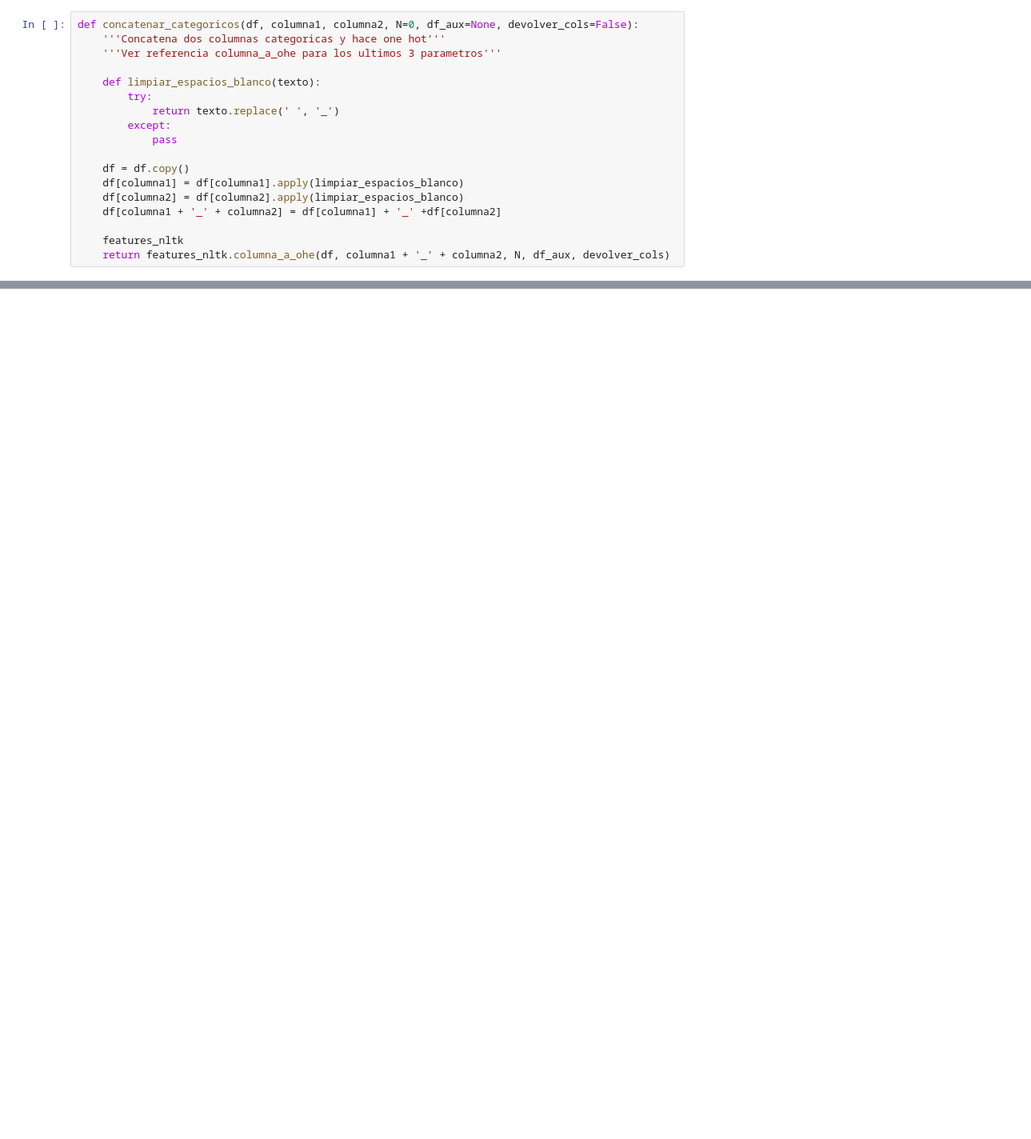
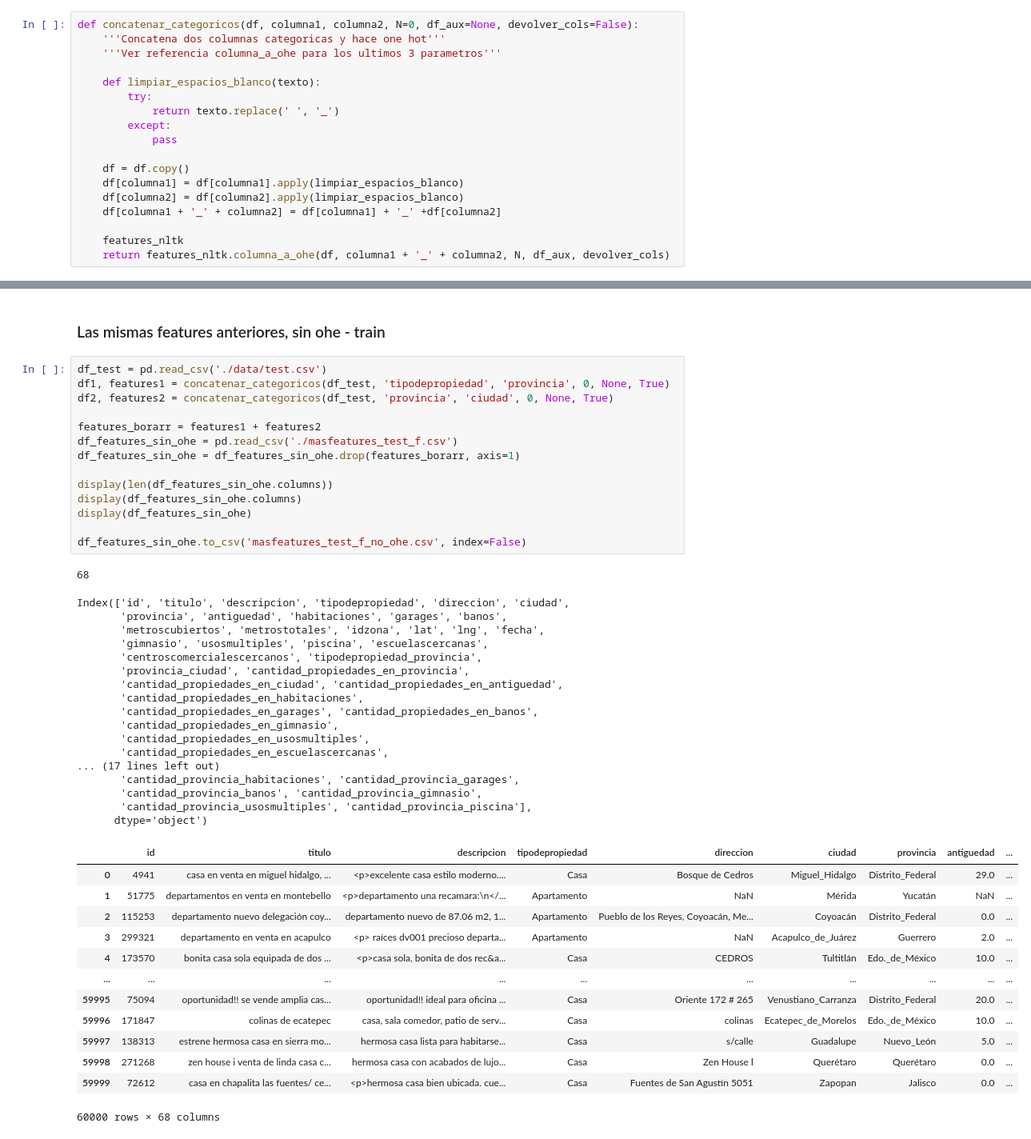
Before and after one commit to JDSanto/datos-tp2, a Jupyter notebook: features_complementarias.ipynb, the cells around one changed output, grey strips where cells are left out. Shown at 80% size. Saved outputs shown, nothing was run; the diff lists cells and outputs as text; blank space fills up the shorter version.

```diff
--- a/features_complementarias.ipynb
+++ b/features_complementarias.ipynb
@@ -263,0 +294,48 @@ df_train.to_csv('masfeatures_test_f.csv', index=False)
+# %% [markdown]
+### Las mismas features anteriores, sin ohe - train
+# %%
+df_test = pd.read_csv('./data/test.csv')
+df1, features1 = concatenar_categoricos(df_test, 'tipodepropiedad', 'provincia', 0, None, True)
+df2, features2 = concatenar_categoricos(df_test, 'provincia', 'ciudad', 0, None, True)
+
+features_borarr = features1 + features2
+df_features_sin_ohe = pd.read_csv('./masfeatures_test_f.csv')
+df_features_sin_ohe = df_features_sin_ohe.drop(features_borarr, axis=1)
+
+display(len(df_features_sin_ohe.columns))
+display(df_features_sin_ohe.columns)
+display(df_features_sin_ohe)
+
+df_features_sin_ohe.to_csv('masfeatures_test_f_no_ohe.csv', index=False)
+# %% [output]
+68
+Index(['id', 'titulo', 'descripcion', 'tipodepropiedad', 'direccion', 'ciudad',
+       'provincia', 'antiguedad', 'habitaciones', 'garages', 'banos',
+       'metroscubiertos', 'metrostotales', 'idzona', 'lat', 'lng', 'fecha',
+       'gimnasio', 'usosmultiples', 'piscina', 'escuelascercanas',
+       'centroscomercialescercanos', 'tipodepropiedad_provincia',
+       'provincia_ciudad', 'cantidad_propiedades_en_provincia',
+       'cantidad_propiedades_en_ciudad', 'cantidad_propiedades_en_antiguedad',
+       'cantidad_propiedades_en_habitaciones',
+       'cantidad_propiedades_en_garages', 'cantidad_propiedades_en_banos',
+       'cantidad_propiedades_en_gimnasio',
+       'cantidad_propiedades_en_usosmultiples',
+       'cantidad_propiedades_en_escuelascercanas',
+... (17 lines left out)
+       'cantidad_provincia_habitaciones', 'cantidad_provincia_garages',
+       'cantidad_provincia_banos', 'cantidad_provincia_gimnasio',
+       'cantidad_provincia_usosmultiples', 'cantidad_provincia_piscina'],
+      dtype='object')
+|  | id | titulo | descripcion | tipodepropiedad | direccion | ciudad | provincia | antiguedad | ... |
+| 0 | 4941 | casa en venta en miguel hidalgo, ... | <p>excelente casa estilo moderno.... | Casa | Bosque de Cedros | Miguel_Hidalgo | Distrito_Federal | 29.0 | ... |
+| 1 | 51775 | departamentos en venta en montebello | <p>departamento una recamara:\n</... | Apartamento | NaN | Mérida | Yucatán | NaN | ... |
+| 2 | 115253 | departamento nuevo delegación coy... | departamento nuevo de 87.06 m2, 1... | Apartamento | Pueblo de los Reyes, Coyoacán, Me... | Coyoacán | Distrito_Federal | 0.0 | ... |
+| 3 | 299321 | departamento en venta en acapulco | <p> raíces dv001 precioso departa... | Apartamento | NaN | Acapulco_de_Juárez | Guerrero | 2.0 | ... |
+| 4 | 173570 | bonita casa sola equipada de dos ... | <p>casa sola, bonita de dos rec&a... | Casa | CEDROS | Tultitlán | Edo._de_México | 10.0 | ... |
+| ... | ... | ... | ... | ... | ... | ... | ... | ... | ... |
+| 59995 | 75094 | oportunidad!! se vende amplia cas... | oportunidad!! ideal para oficina ... | Casa | Oriente 172 # 265 | Venustiano_Carranza | Distrito_Federal | 20.0 | ... |
+| 59996 | 171847 | colinas de ecatepec | casa, sala comedor, patio de serv... | Casa | colinas | Ecatepec_de_Morelos | Edo._de_México | 10.0 | ... |
+| 59997 | 138313 | estrene hermosa casa en sierra mo... | hermosa casa lista para habitarse... | Casa | s/calle | Guadalupe | Nuevo_León | 5.0 | ... |
+| 59998 | 271268 | zen house i venta de linda casa c... | hermosa casa con acabados de lujo... | Casa | Zen House l | Querétaro | Querétaro | 0.0 | ... |
+| 59999 | 72612 | casa en chapalita las fuentes/ ce... | <p>hermosa casa bien ubicada. cue... | Casa | Fuentes de San Agustín 5051 | Zapopan | Jalisco | 0.0 | ... |
+60000 rows × 68 columns
```
Also changed, not shown: parts of 6 cells of this notebook, 1 other file.
